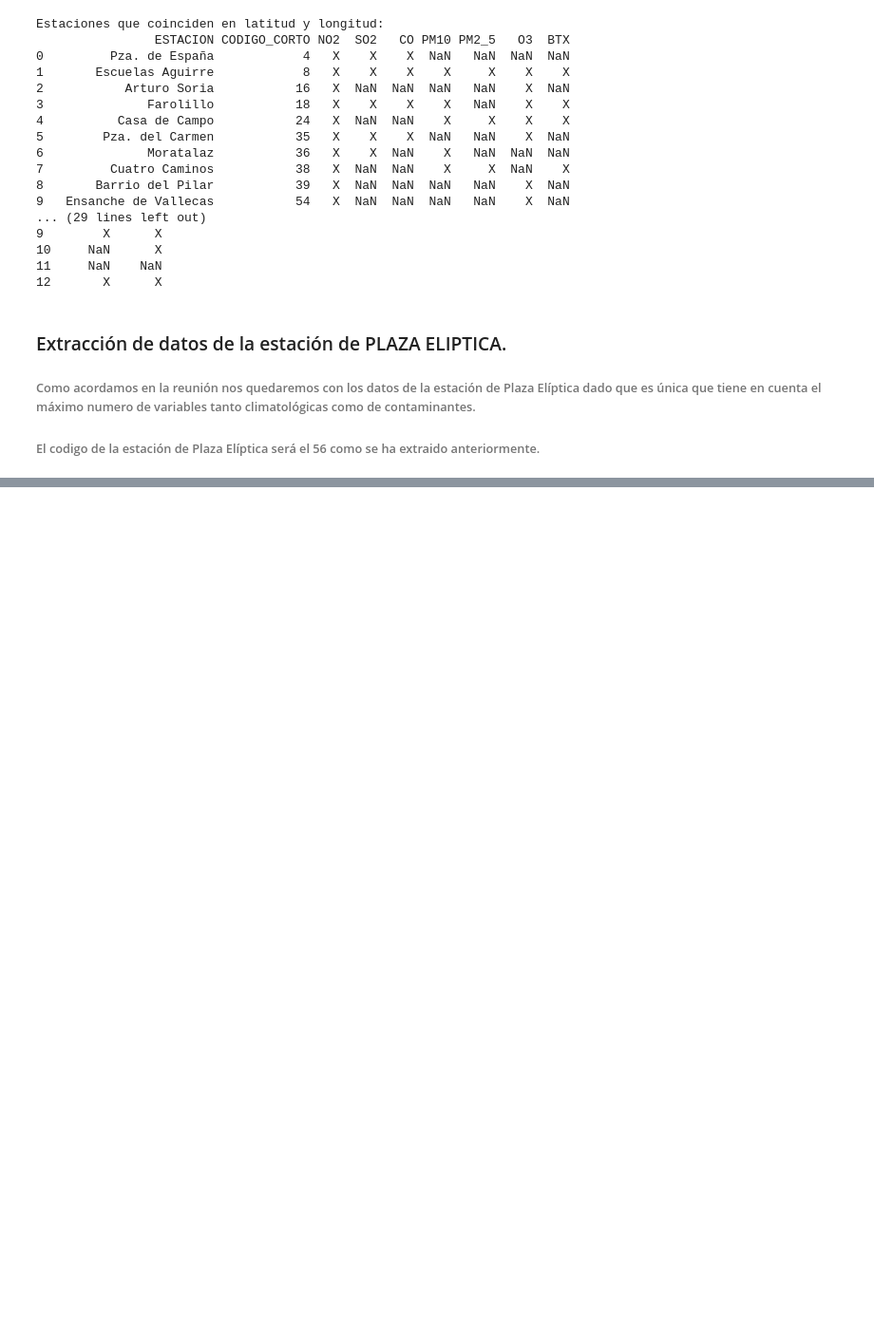
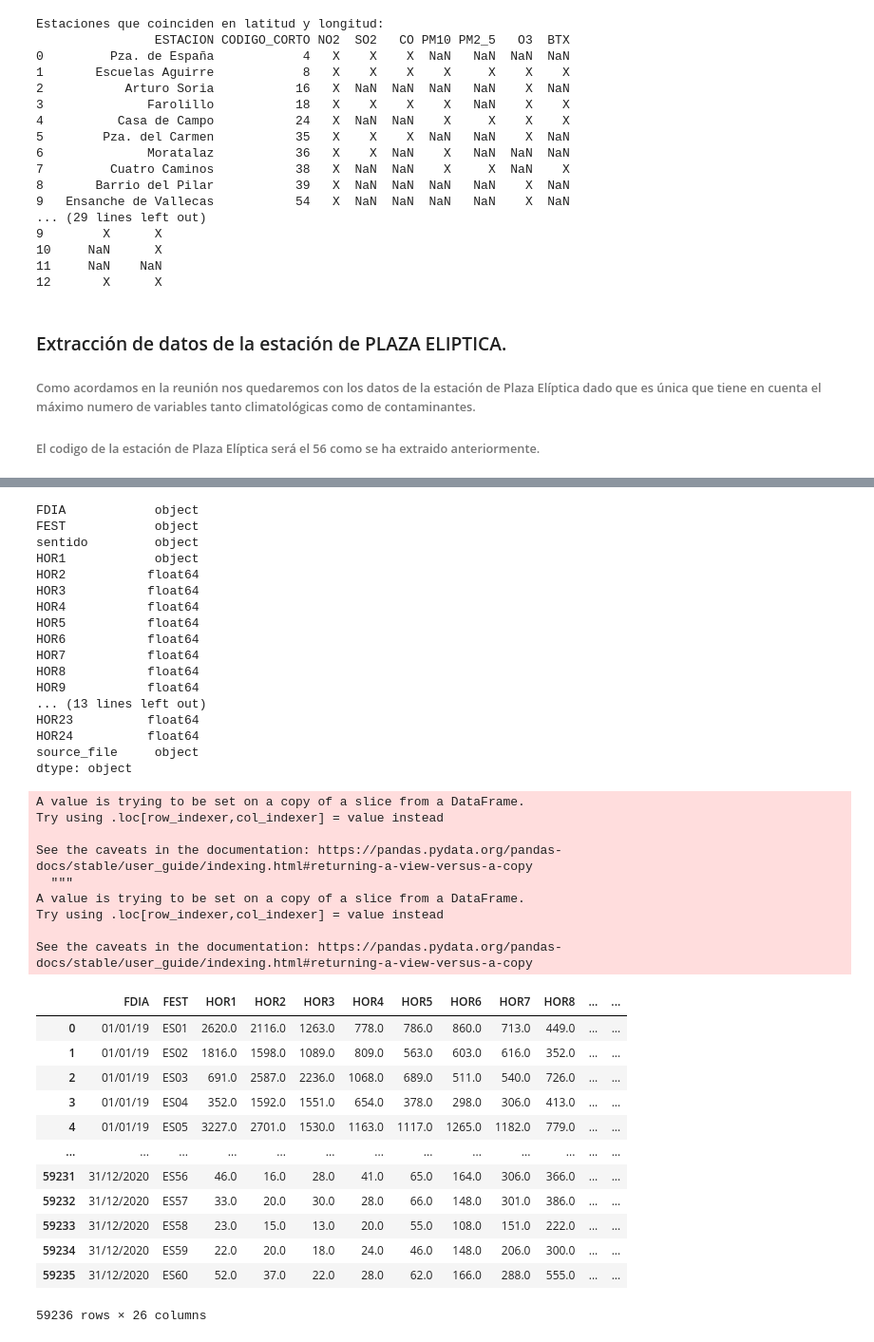
Before and after one commit to albercol/TFG, a Jupyter notebook: Fase 1.3/EstacionesContaminacionYMeteorologicas.ipynb, the cells around one changed output, grey strips where cells are left out. Shown: that part at 95% size. Drawn from its saved outputs; the diff is of its cells as text; code cells hidden in the pictures; blank space fills up the shorter version.

```diff
--- a/Fase 1.3/EstacionesContaminacionYMeteorologicas.ipynb
+++ b/Fase 1.3/EstacionesContaminacionYMeteorologicas.ipynb
@@ -79,3 +137,59 @@ df_plazaEliptica.to_csv(path+"/PlazaEliptica/"+"MeteorologiaPlazaEliptica.csv",
+# %%
+#Observar que la columna HOR13 y la columna HOR1 es de tipo 'objet' y no 'float64'
+print(resultado.dtypes)
+#Convertimos los valores de las columnas HOR1 y HOR13 a valores de tipo float.
+#(si no se realiza esta conversion, la suma con el groupby realizara una 'exclusión automática de columnas molestas')
+resultado["HOR13"] = pd.to_numeric(resultado["HOR13"], errors='coerce')
+resultado["HOR1"] = pd.to_numeric(resultado["HOR1"], errors='coerce')
+
+#Realizamos la suma agrupando por FDIA y FEST.
+resultado = resultado.groupby(by=["FDIA","FEST"], as_index=False)[['HOR1','HOR2','HOR3','HOR4','HOR5',
+                                                       'HOR6','HOR7','HOR8','HOR9','HOR10','HOR11','HOR12','HOR13','HOR14',
+                                                    'HOR15','HOR16','HOR17','HOR18','HOR19','HOR20','HOR21',
+                                                      'HOR22','HOR23','HOR24']].sum()
+#Guardamos el resultado en "Traficode12a24.csv"
+resultado.to_csv(path+"/Trafico/"+"Traficode12a24.csv", header=True, index=False, encoding="utf-8")
+resultado
+# %% [output]
+FDIA            object
+FEST            object
+sentido         object
+HOR1            object
+HOR2           float64
+HOR3           float64
+HOR4           float64
+HOR5           float64
+HOR6           float64
+HOR7           float64
+HOR8           float64
+HOR9           float64
+... (13 lines left out)
+HOR23          float64
+HOR24          float64
+source_file     object
+dtype: object
+A value is trying to be set on a copy of a slice from a DataFrame.
+Try using .loc[row_indexer,col_indexer] = value instead
+
+See the caveats in the documentation: https://pandas.pydata.org/pandas-docs/stable/user_guide/indexing.html#returning-a-view-versus-a-copy
+  """
+A value is trying to be set on a copy of a slice from a DataFrame.
+Try using .loc[row_indexer,col_indexer] = value instead
+
+See the caveats in the documentation: https://pandas.pydata.org/pandas-docs/stable/user_guide/indexing.html#returning-a-view-versus-a-copy
+|  | FDIA | FEST | HOR1 | HOR2 | HOR3 | HOR4 | HOR5 | HOR6 | HOR7 | HOR8 | ... | ... |
+| 0 | 01/01/19 | ES01 | 2620.0 | 2116.0 | 1263.0 | 778.0 | 786.0 | 860.0 | 713.0 | 449.0 | ... | ... |
+| 1 | 01/01/19 | ES02 | 1816.0 | 1598.0 | 1089.0 | 809.0 | 563.0 | 603.0 | 616.0 | 352.0 | ... | ... |
+| 2 | 01/01/19 | ES03 | 691.0 | 2587.0 | 2236.0 | 1068.0 | 689.0 | 511.0 | 540.0 | 726.0 | ... | ... |
+| 3 | 01/01/19 | ES04 | 352.0 | 1592.0 | 1551.0 | 654.0 | 378.0 | 298.0 | 306.0 | 413.0 | ... | ... |
+| 4 | 01/01/19 | ES05 | 3227.0 | 2701.0 | 1530.0 | 1163.0 | 1117.0 | 1265.0 | 1182.0 | 779.0 | ... | ... |
+| ... | ... | ... | ... | ... | ... | ... | ... | ... | ... | ... | ... | ... |
+| 59231 | 31/12/2020 | ES56 | 46.0 | 16.0 | 28.0 | 41.0 | 65.0 | 164.0 | 306.0 | 366.0 | ... | ... |
+| 59232 | 31/12/2020 | ES57 | 33.0 | 20.0 | 30.0 | 28.0 | 66.0 | 148.0 | 301.0 | 386.0 | ... | ... |
+| 59233 | 31/12/2020 | ES58 | 23.0 | 15.0 | 13.0 | 20.0 | 55.0 | 108.0 | 151.0 | 222.0 | ... | ... |
+| 59234 | 31/12/2020 | ES59 | 22.0 | 20.0 | 18.0 | 24.0 | 46.0 | 148.0 | 206.0 | 300.0 | ... | ... |
+| 59235 | 31/12/2020 | ES60 | 52.0 | 37.0 | 22.0 | 28.0 | 62.0 | 166.0 | 288.0 | 555.0 | ... | ... |
+59236 rows × 26 columns
 # %%
 #Corresponden a las calles de "Marcelo Usera", "Av. Rafaela Ybarra" y "Av. de Oporto".
 values = ["ES10","ES53","ES54"]
```
Also changed, not shown: parts of 3 cells of this notebook.
